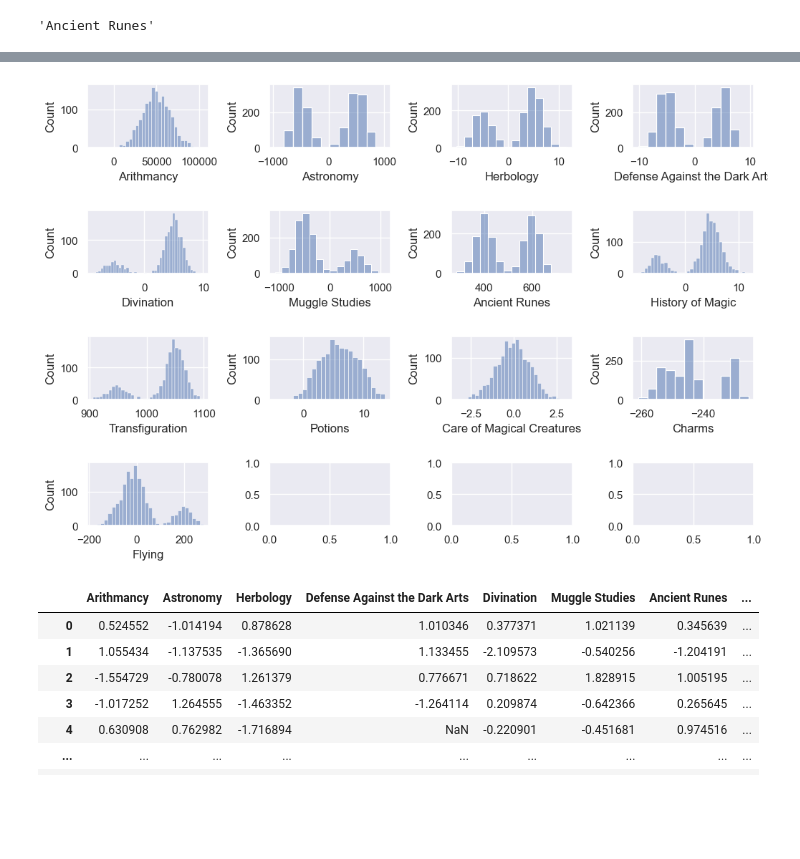
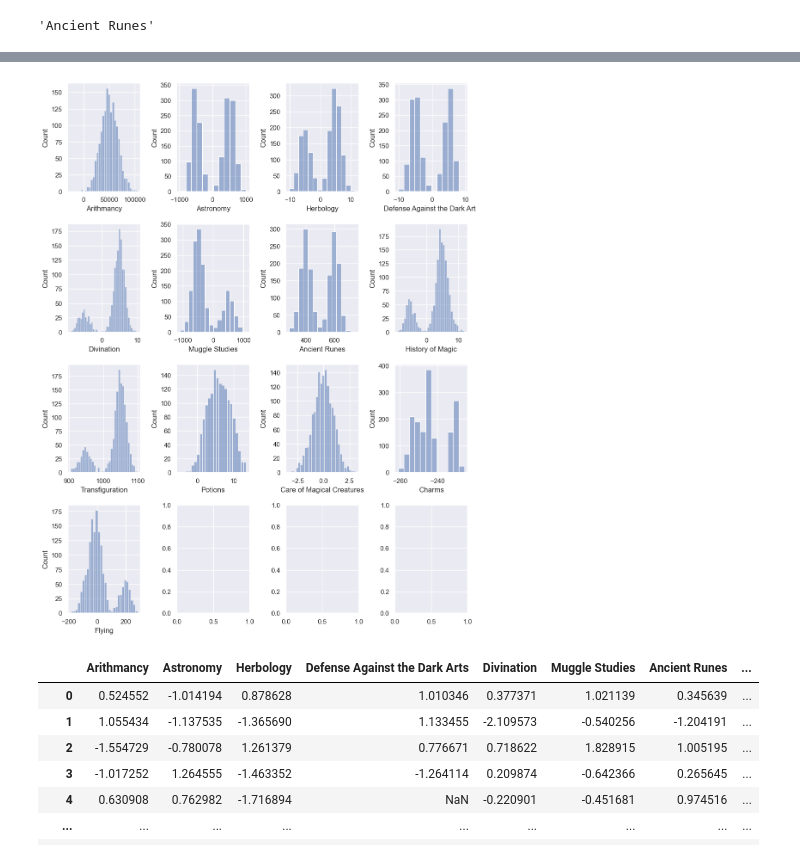
Before and after one commit to ayoubabounakif/dslr, a Jupyter notebook: data_visualization/histogram.ipynb, the cells around one changed output, grey strips where cells are left out. Cells and saved outputs as stored; diff of their text form; code cells hidden in the pictures; blank space fills up the shorter version.

```diff
--- a/data_visualization/histogram.ipynb
+++ b/data_visualization/histogram.ipynb
@@ -62,13 +62,13 @@ Transfiguration                 -0.654755
 Divination                      -0.555430
 dtype: float64
 # %%
-fig, ax = plt.subplots(4 , 4, figsize=(12, 8))
+fig, ax = plt.subplots(4 , 4, figsize=(12, 16))
 for i, course in enumerate(courses):
     sns.histplot(data[course], ax=ax[i // 4][i % 4], alpha=0.5)
-    plt.subplots_adjust(hspace=1, wspace=0.5)
+    plt.subplots_adjust(hspace=0.3, wspace=0.5)
 plt.show()
 # %% [output]
-[figure, old version]
+[figure, new version]
 # %%
 normalized_data = (data[courses] - data[courses].mean()) / data[courses].std()
 normalized_data
```
Also changed, not shown: parts of 3 cells of this notebook, 2 other files.
